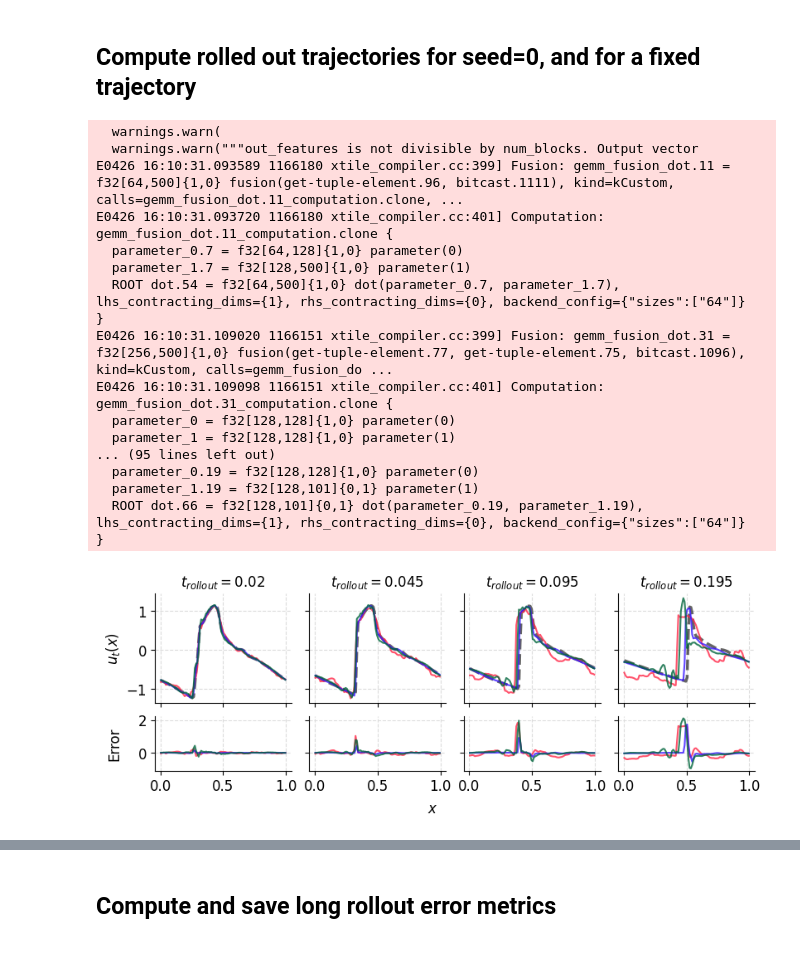
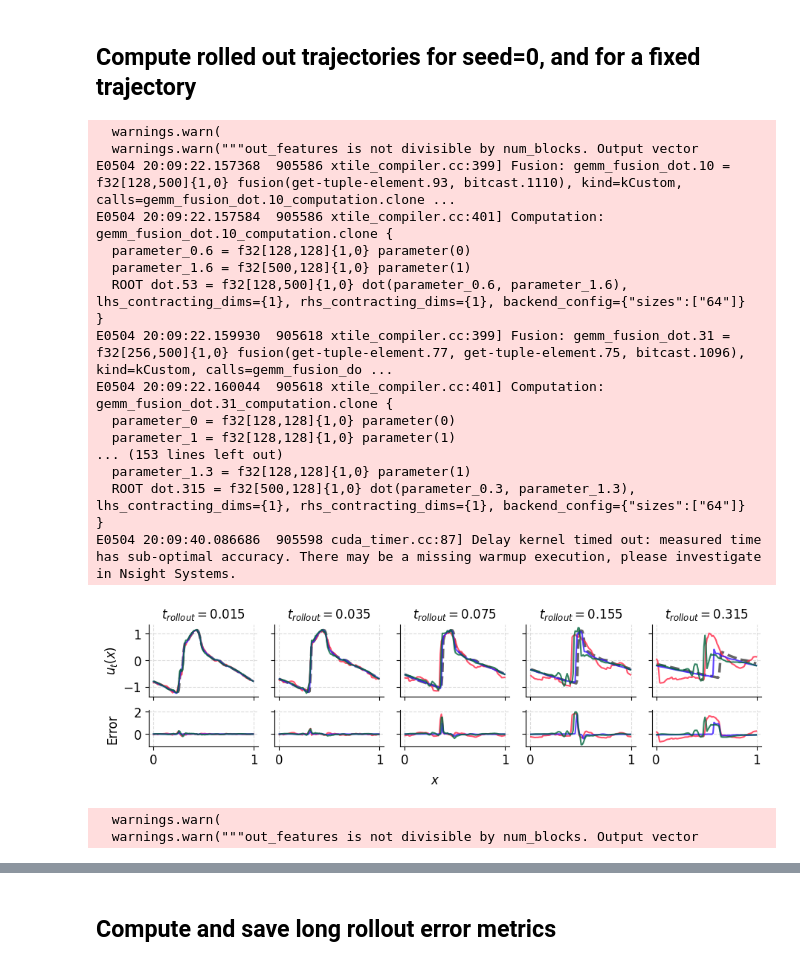
Before and after one commit to xx257xx/CONTEXT_FLUX_NO, a Jupyter notebook: notebooks/evaluation/evalaute_cubic_long_term.ipynb, the cells around one changed output, grey strips where cells are left out. Drawn from its saved outputs; the diff is of its cells as text; code cells hidden in the pictures.

```diff
--- a/notebooks/evaluation/evalaute_cubic_long_term.ipynb
+++ b/notebooks/evaluation/evalaute_cubic_long_term.ipynb
@@ -60,9 +60,8 @@ dataset_test = (
         / "datasets/cubic_no_source/data/test/cubic_no_source_large_test_seed=10.hdf5",
         engine="h5netcdf",
         chunks={},
-    )
-    .isel(t=slice(None, None, 10))
-    .isel({"t": slice(0, 99)})
+    ).isel(t=slice(None, None, 10))
+    # .isel({"t": slice(0, 99)})
 )
 dt = float(dataset_test["t"][1] - dataset_test["t"][0])
 dx = float(dataset_test["x"][1] - dataset_test["x"][0])
@@ -85,65 +84,65 @@ for model_type, paths in model_paths.items():
 # %% [output]
   warnings.warn(
   warnings.warn("""out_features is not divisible by num_blocks. Output vector
-E0426 16:10:31.093589 1166180 xtile_compiler.cc:399] Fusion: gemm_fusion_dot.11 = f32[64,500]{1,0} fusion(get-tuple-element.96, bitcast.1111), kind=kCustom, calls=gemm_fusion_dot.11_computation.clone, ...
-E0426 16:10:31.093720 1166180 xtile_compiler.cc:401] Computation: gemm_fusion_dot.11_computation.clone {
-  parameter_0.7 = f32[64,128]{1,0} parameter(0)
-  parameter_1.7 = f32[128,500]{1,0} parameter(1)
-  ROOT dot.54 = f32[64,500]{1,0} dot(parameter_0.7, parameter_1.7), lhs_contracting_dims={1}, rhs_contracting_dims={0}, backend_config={"sizes":["64"]}
+E0504 20:09:22.157368  905586 xtile_compiler.cc:399] Fusion: gemm_fusion_dot.10 = f32[128,500]{1,0} fusion(get-tuple-element.93, bitcast.1110), kind=kCustom, calls=gemm_fusion_dot.10_computation.clone ...
+E0504 20:09:22.157584  905586 xtile_compiler.cc:401] Computation: gemm_fusion_dot.10_computation.clone {
+  parameter_0.6 = f32[128,128]{1,0} parameter(0)
+  parameter_1.6 = f32[500,128]{1,0} parameter(1)
+  ROOT dot.53 = f32[128,500]{1,0} dot(parameter_0.6, parameter_1.6), lhs_contracting_dims={1}, rhs_contracting_dims={1}, backend_config={"sizes":["64"]}
 }
-E0426 16:10:31.109020 1166151 xtile_compiler.cc:399] Fusion: gemm_fusion_dot.31 = f32[256,500]{1,0} fusion(get-tuple-element.77, get-tuple-element.75, bitcast.1096), kind=kCustom, calls=gemm_fusion_do ...
-E0426 16:10:31.109098 1166151 xtile_compiler.cc:401] Computation: gemm_fusion_dot.31_computation.clone {
+E0504 20:09:22.159930  905618 xtile_compiler.cc:399] Fusion: gemm_fusion_dot.31 = f32[256,500]{1,0} fusion(get-tuple-element.77, get-tuple-element.75, bitcast.1096), kind=kCustom, calls=gemm_fusion_do ...
+E0504 20:09:22.160044  905618 xtile_compiler.cc:401] Computation: gemm_fusion_dot.31_computation.clone {
   parameter_0 = f32[128,128]{1,0} parameter(0)
   parameter_1 = f32[128,128]{1,0} parameter(1)
-... (95 lines left out)
-  parameter_0.19 = f32[128,128]{1,0} parameter(0)
-  parameter_1.19 = f32[128,101]{0,1} parameter(1)
-  ROOT dot.66 = f32[128,101]{0,1} dot(parameter_0.19, parameter_1.19), lhs_contracting_dims={1}, rhs_contracting_dims={0}, backend_config={"sizes":["64"]}
+... (153 lines left out)
+  parameter_1.3 = f32[128,128]{1,0} parameter(1)
+  ROOT dot.315 = f32[500,128]{1,0} dot(parameter_0.3, parameter_1.3), lhs_contracting_dims={1}, rhs_contracting_dims={1}, backend_config={"sizes":["64"]}
 }
+E0504 20:09:40.086686  905598 cuda_timer.cc:87] Delay kernel timed out: measured time has sub-optimal accuracy. There may be a missing warmup execution, please investigate in Nsight Systems.
 # %%
 fig, axes = plt.subplots(
     2,
-    4,
-    figsize=(8, 3),
+    5,
+    figsize=(9, 2.5),
     constrained_layout=True,
     sharex=True,
     sharey="row",
     height_ratios=(2, 1),
 )
 for i in range(axes.shape[1]):
-    t_idx = 5 * 2**i - 1
+    t_idx = 4 * 2**i - 1
     axes[0, i].plot(
         dataset_test.x,
         u_data[t_idx, 0],
         label="Data",
         color="black",
         linewidth=2.5,
         ls="--",
         alpha=0.6,
     )
     for model_type, u_pred in u_pred_dict.items():
         axes[0, i].plot(
             dataset_test.x,
             u_pred[t_idx, 0],
             label=LABEL_DICT[model_type],
             color=COLOR_DICT[model_type],
             linewidth=1.5,
             alpha=0.8,
         )
         axes[1, i].plot(
             dataset_test.x,
             u_pred[t_idx, 0] - u_data[t_idx, 0],
             label=LABEL_DICT[model_type],
             color=COLOR_DICT[model_type],
             linewidth=1.5,
             alpha=0.8,
         )
         axes[0, i].set_title("$t_{rollout}=$" + f"${t_idx * dt}$", fontsize="medium")
         # axes[0, i].text(0.4, -1.2, )
 fig.supxlabel("$x$", fontsize="medium")
 axes[0, 0].set_ylabel("$u_t(x)$")
 axes[1, 0].set_ylabel("Error")
 fig.align_ylabels()
-fig.savefig("../../figures/fig2/rollout_trajectory.pdf", dpi=500)
+fig.savefig("../../figures/fig2/rollout_trajectory_cubic_id.pdf", dpi=500)
 # %% [output]
-[figure, old version]
+[figure, new version]
@@ -149,0 +162,15 @@ fig.savefig("../../figures/fig2/rollout_trajectory.pdf", dpi=500)
+# %%
+u_pred_dict = {}
+
+traj_idx = 0
+for model_type, paths in model_paths.items():
+    model = load_model(checkpoint_dir / model_type / "OneStepLoss" / paths[0])
+    model = eqx.nn.inference_mode(model, True)
+
+    context, u_data = values[traj_idx, :20], values[traj_idx, 20:]
+    u_pred = model.rollout(context, (dt, dx), num_steps=len(u_data))[0]
+
+    u_pred_dict[model_type] = u_pred
+# %% [output]
+  warnings.warn(
+  warnings.warn("""out_features is not divisible by num_blocks. Output vector
```
Also changed, not shown: parts of 2 cells of this notebook, 28 other files.
